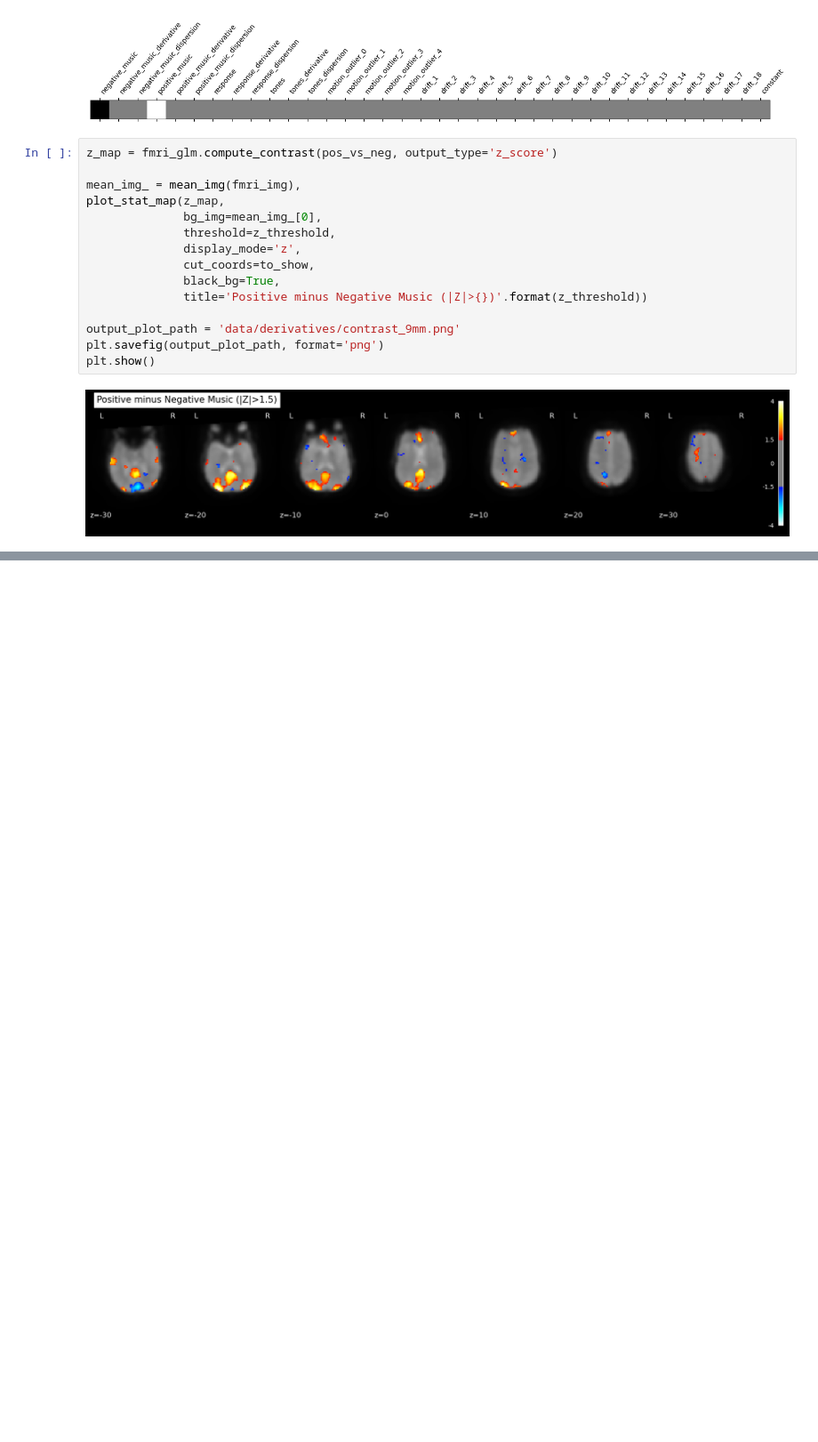
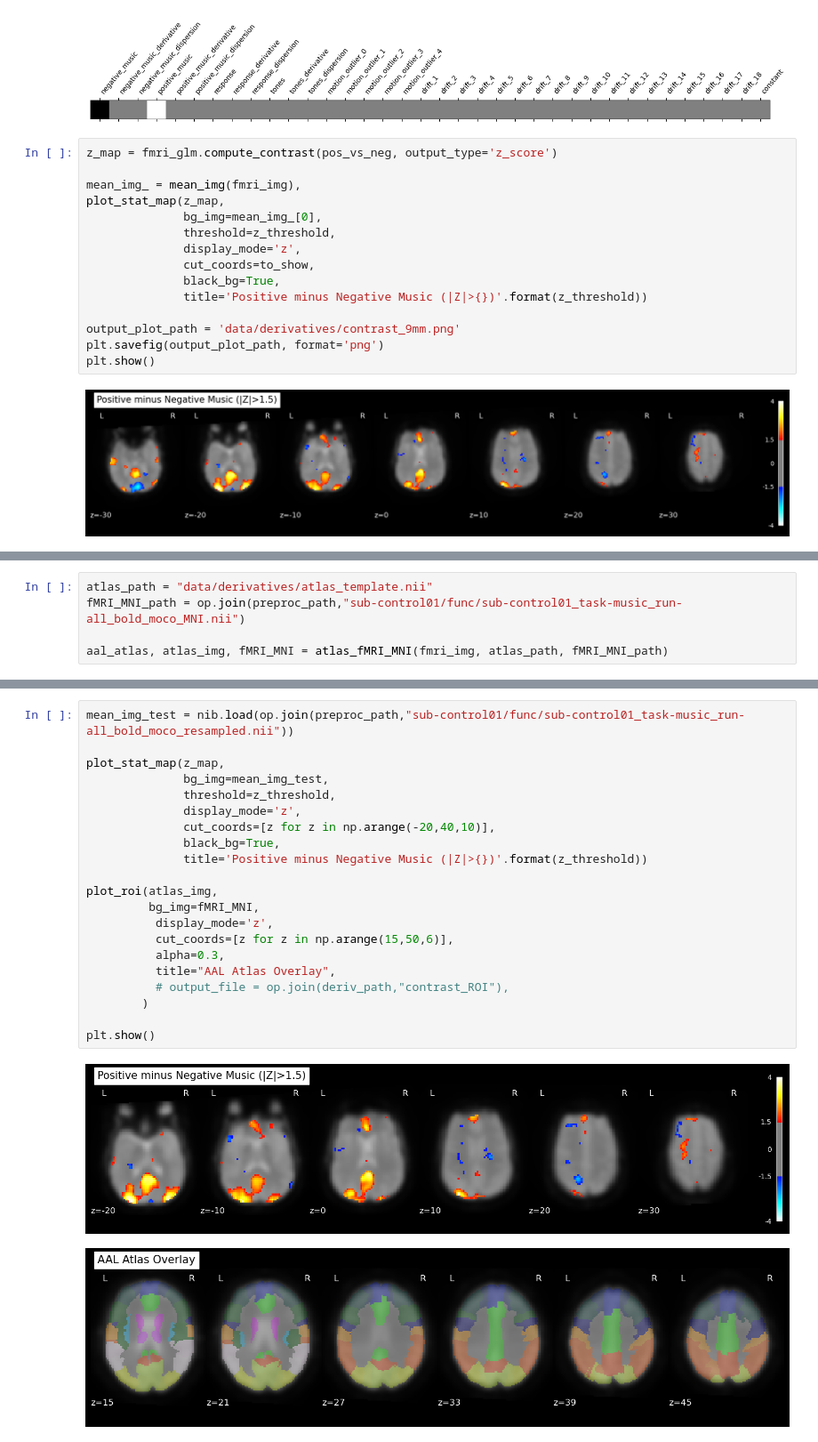
Before and after one commit to gdederichs/NSSP_project_1, a Jupyter notebook: results.ipynb, the cells around one changed output, grey strips where cells are left out. Shown at 89% size. Saved outputs shown, nothing was run; the diff lists cells and outputs as text; blank space fills up the shorter version.

```diff
--- a/results.ipynb
+++ b/results.ipynb
@@ -468,0 +438,5 @@ plt.show()
+# %%
+atlas_path = "data/derivatives/atlas_template.nii"
+fMRI_MNI_path = op.join(preproc_path,"sub-control01/func/sub-control01_task-music_run-all_bold_moco_MNI.nii")
+
+aal_atlas, atlas_img, fMRI_MNI = atlas_fMRI_MNI(fmri_img, atlas_path, fMRI_MNI_path)
@@ -468,0 +452,24 @@ plt.show()
+# %%
+mean_img_test = nib.load(op.join(preproc_path,"sub-control01/func/sub-control01_task-music_run-all_bold_moco_resampled.nii"))
+
+plot_stat_map(z_map,
+              bg_img=mean_img_test,
+              threshold=z_threshold,
+              display_mode='z',
+              cut_coords=[z for z in np.arange(-20,40,10)],
+              black_bg=True,
+              title='Positive minus Negative Music (|Z|>{})'.format(z_threshold))
+
+plot_roi(atlas_img,
+         bg_img=fMRI_MNI,
+          display_mode='z',
+          cut_coords=[z for z in np.arange(15,50,6)],
+          alpha=0.3,
+          title="AAL Atlas Overlay",
+          # output_file = op.join(deriv_path,"contrast_ROI"),
+        )
+
+plt.show()
+# %% [output]
+[figure, added]
+[figure, added]
```
Also changed, not shown: parts of 26 cells of this notebook, 1 other file.
